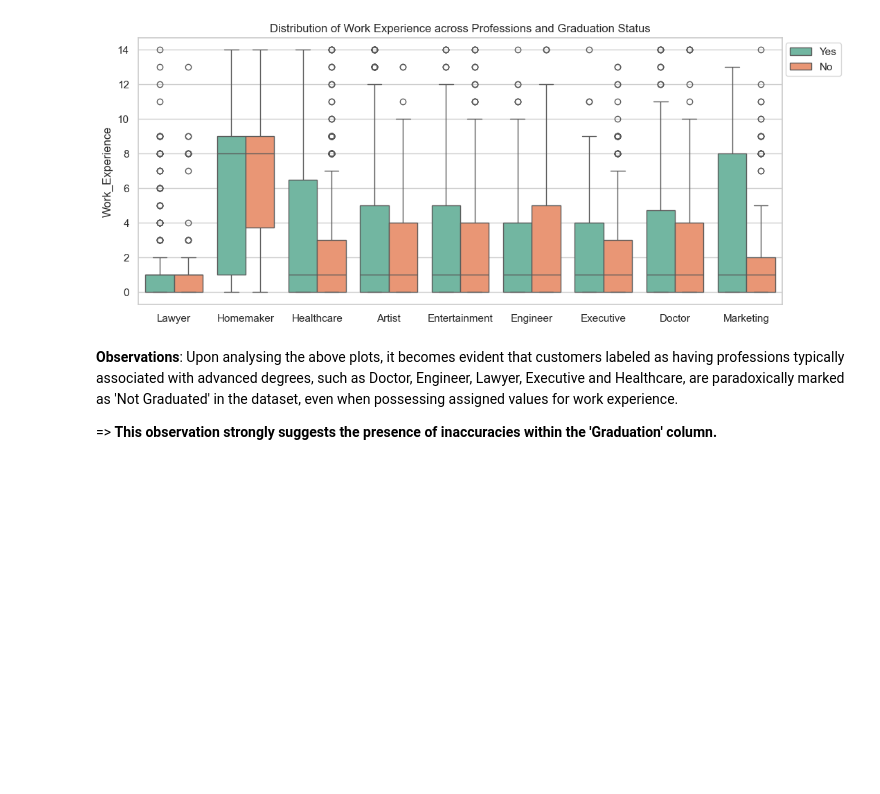
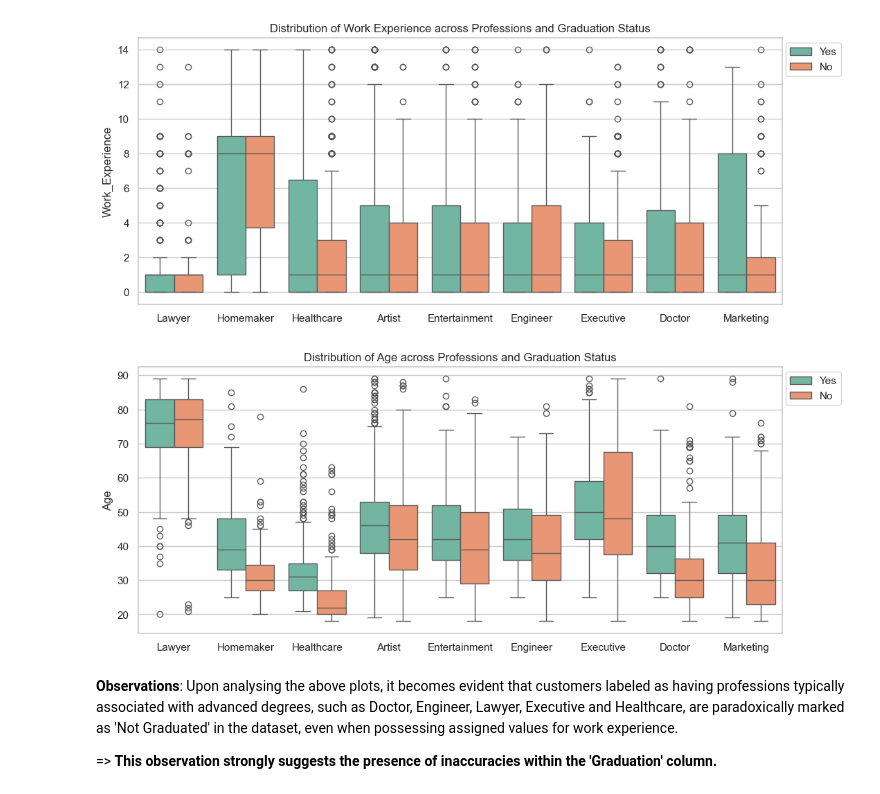
Before and after one commit to NalayaData/CustomerSegmentationClassification, a Jupyter notebook: CustomerSegmentationClassification_Part_1.ipynb, the cells around one changed output. Saved outputs shown, nothing was run; the diff lists cells and outputs as text; code cells hidden in the pictures; blank space fills up the shorter version.

```diff
--- a/CustomerSegmentationClassification_Part_1.ipynb
+++ b/CustomerSegmentationClassification_Part_1.ipynb
@@ -773,6 +819,15 @@ plt.xlabel('')
 plt.show()
 # %% [output]
 [figure]
+# %%
+plt.figure(figsize=(12,5))
+sns.boxplot(train, x='Profession', y='Age', hue='Graduated' )
+plt.title('Distribution of Age across Professions and Graduation Status')
+plt.legend(loc='upper right', bbox_to_anchor=(1.1, 1))
+plt.xlabel('')
+plt.show()
+# %% [output]
+[figure, added]
 # %% [markdown]
 **Observations**: Upon analysing the above plots, it becomes evident that customers labeled as having professions typically associated with advanced degrees, such as Doctor, Engineer, Lawyer, Executive and Healthcare, are paradoxically marked as 'Not Graduated' in the dataset, even when possessing assigned values for work experience.
 
```
Also changed, not shown: parts of 15 cells of this notebook.
